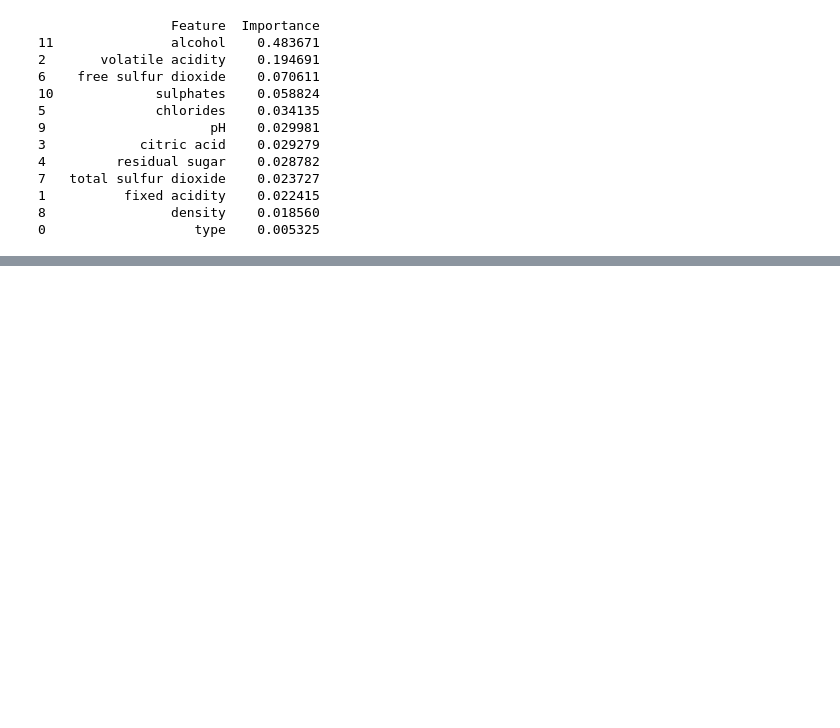
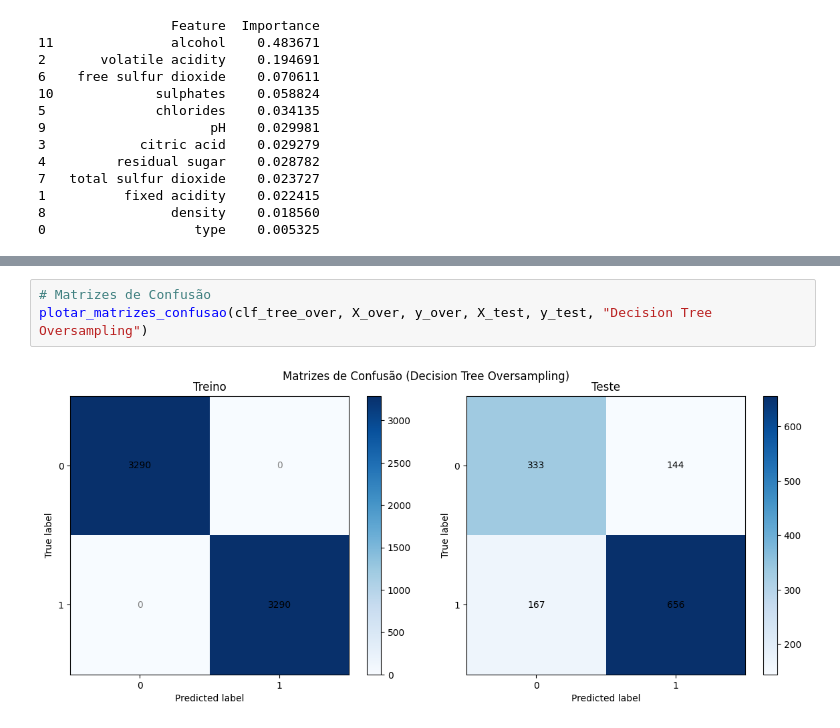
Before and after one commit to BMateusSs/Projeto-PSI3, a Jupyter notebook: decision_tree_wine_quality.ipynb, the cells around one changed output, grey strips where cells are left out. Cells and saved outputs as stored; diff of their text form; blank space fills up the shorter version.

```diff
--- a/decision_tree_wine_quality.ipynb
+++ b/decision_tree_wine_quality.ipynb
@@ -495,0 +564,5 @@ plotar_importancia_features(clf_tree_under, X_res, "Decision Tree Undersampling"
+# %%
+# Matrizes de Confusão
+plotar_matrizes_confusao(clf_tree_over, X_over, y_over, X_test, y_test, "Decision Tree Oversampling")
+# %% [output]
+[figure, added]
```
Also changed, not shown: parts of 9 cells of this notebook.
